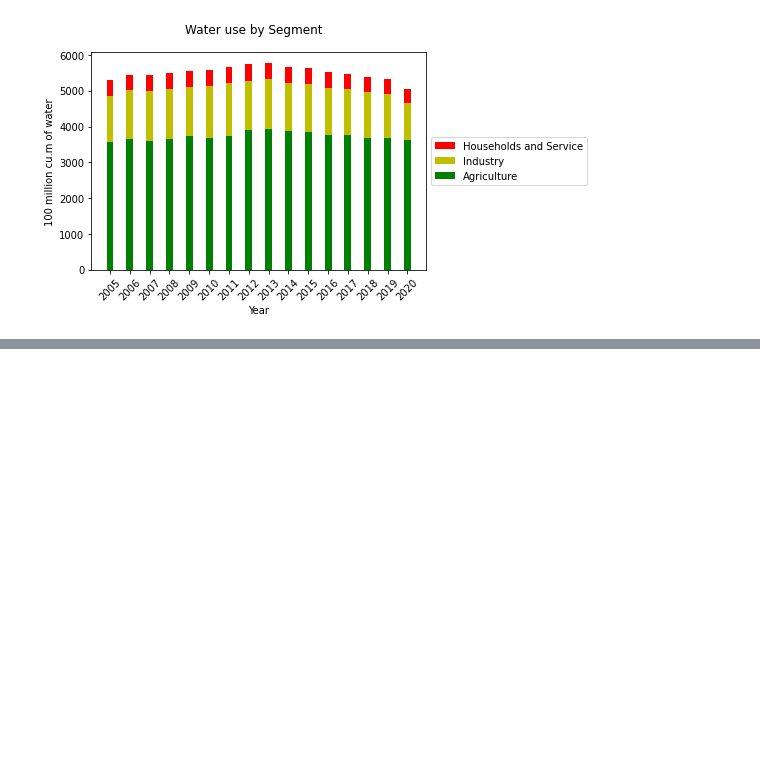
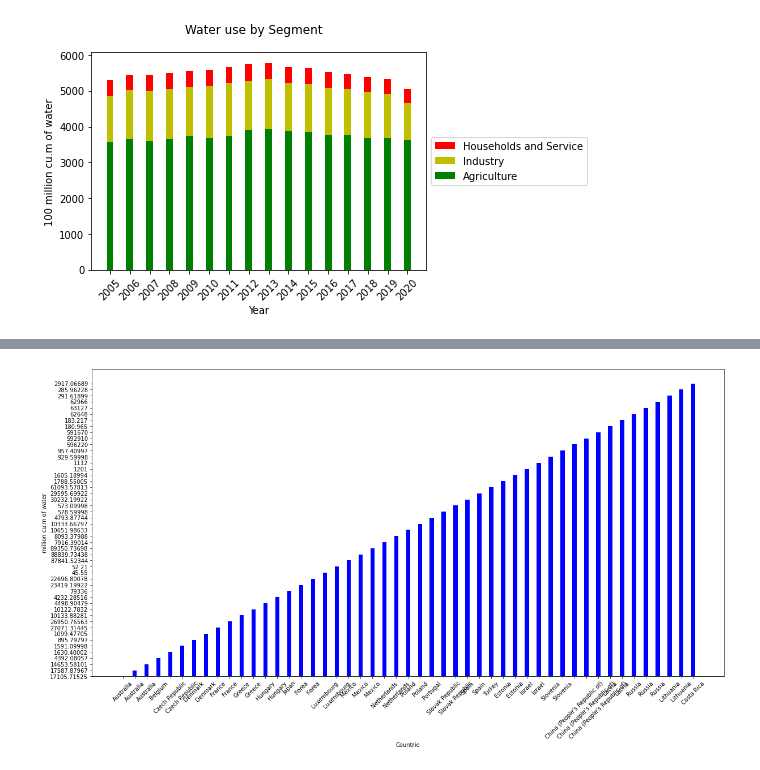
Before and after one commit to nmharmon8/TheAdventuresOfAliceAndBobPosts, a Jupyter notebook: china_water_problem_data/ChinaWaterDataPlots.ipynb, the cells around one changed output, grey strips where cells are left out. Cells and saved outputs as stored; diff of their text form; code cells hidden in the pictures; blank space fills up the shorter version.

Commit message:
Adding more plots

```diff
--- a/china_water_problem_data/ChinaWaterDataPlots.ipynb
+++ b/china_water_problem_data/ChinaWaterDataPlots.ipynb
@@ -12,6 +13,7 @@ water_resources = "water_resources.json"
 water_resources_per_city_2020 = "water_resources_per_city_2020.json"
 water_supply_and_water_use_per_city_2020 = "water_supply_and_water_use_per_city_2020.json"
 water_supply_and_water_use = "water_supply_and_water_use.json"
+water_withdrawals_total = "water_withdrawals_total.csv"
 # %%
 
 def water_quality_bar_chart(years, worst, bad, good):
@@ -158,3 +160,85 @@ fig.suptitle('Water use by Segment')
 # %% [output]
 Text(0.5, 0.98, 'Water use by Segment')
 [figure]
+# %%
+location_key = {
+    "OECD":"OECD - Total",
+    "OECDE":"OECD - Europe",
+    "AUS":"Australia",
+    "BEL":"Belgium",
+    "BRA":"Brazil",
+    "CAN":"Canada",
+    "CHE":"Switzerland",
+    "CHN":"China (People's Republic of)",
+    "COL":"Colombia",
+    "CRI":"Costa Rica",
+    "CZE":"Czech Republic",
+    "DEU":"Germany",
+    "DNK":"Denmark",
+    "ESP":"Spain",
+    "EST":"Estonia",
+    "FIN":"Finland",
+    "FRA":"France",
+    "GBR":"United Kingdom",
+    "GRC":"Greece",
+    "HUN":"Hungary",
+    "IDN":"Indonesia",
+    "IRL":"Ireland",
+    "ISL":"Iceland",
+    "ISR":"Israel",
+    "ITA":"Italy",
+    "JPN":"Japan",
+    "KOR":"Korea",
+    "LTU":"Lithuania",
+    "LUX":"Luxembourg",
+    "LVA":"Latvia",
+    "MEX":"Mexico",
+    "NLD":"Netherlands",
+    "NOR":"Norway",
+    "NZL":"New Zealand",
+    "POL":"Poland",
+    "PRT":"Portugal",
+    "RUS":"Russia",
+    "SVK":"Slovak Republic",
+    "SVN":"Slovenia",
+    "SWE":"Sweden",
+    "TUR":"Turkey",
+    "USA":"United States",
+    "ZAF":"South Africa",
+}
+
+with open(water_withdrawals_total, 'r') as f:
+    reader = csv.DictReader(f)
+    water_withdrawals_total_data = list(reader)
+
+
+for e in water_withdrawals_total_data:
+    for key, value in list(e.items()):
+        if "LOCATION" in key:
+            del e[key]
+
+            e['LOCATION'] = location_key[value]
+
+
+water_withdrawals_total_data
+
+
+
+def water_withdrawals_bar_chart(locations, values):
+    fig, ax = plt.subplots(figsize=(20,10))
+    x = np.arange(len(locations))  # the label locations
+    width = 0.35  # the width of the bars
+    rects1 = ax.bar(x, values, width, color='b')
+    ax.set_xticks(x, locations, rotation=45)
+    ax.set_xlabel("Countrie")
+    ax.set_ylabel("million cu.m of water")
+    return fig, ax
+
+locations = [x['LOCATION'] for x in water_withdrawals_total_data]
+values = [x['Value'] for x in water_withdrawals_total_data]
+
+print(len(values))
+print(len(locations))
+
+water_withdrawals_bar_chart(locations, values)
+# %% [output]
@@ -160,0 +249 @@ Text(0.5, 0.98, 'Water use by Segment')
+[figure, added]
```
Also changed, not shown: parts of 2 cells of this notebook, 1 other file.
